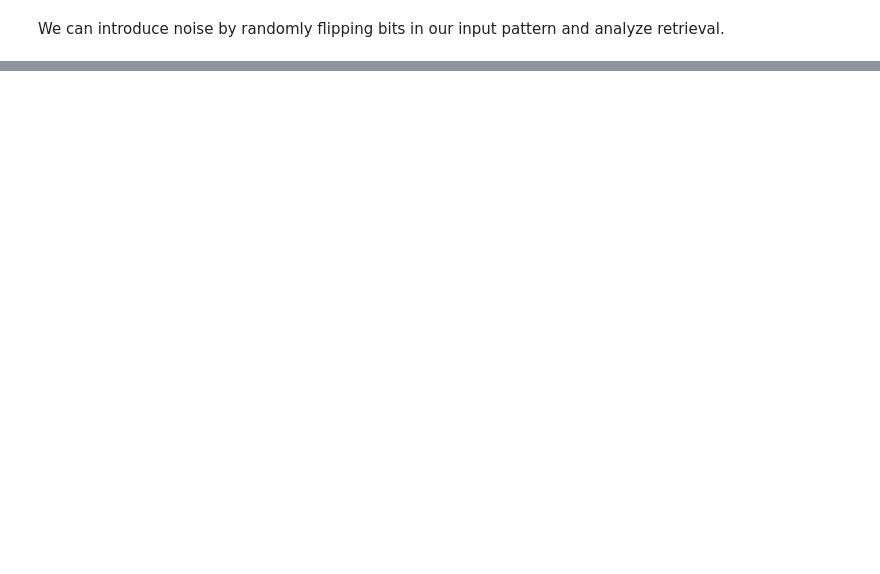
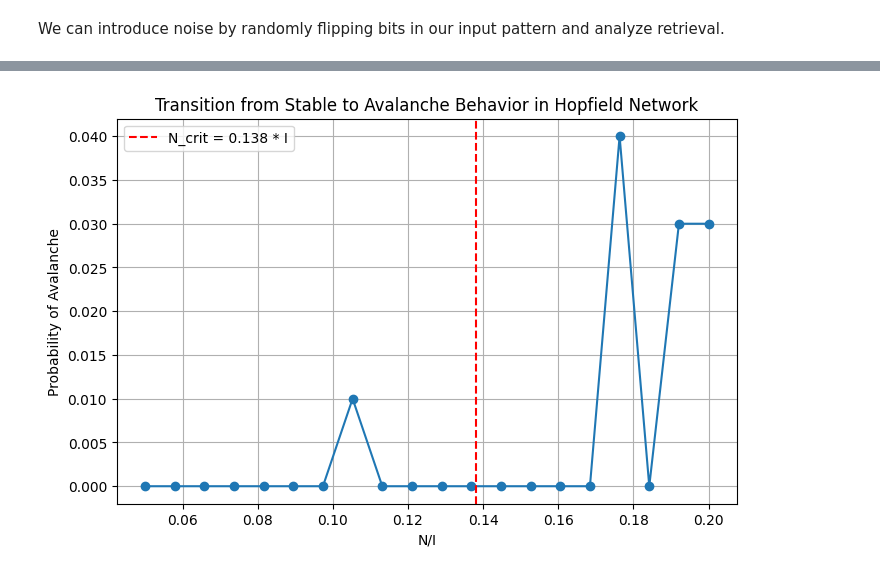
Before and after one commit to edoardo-damore/hopfield_model_and_data_reconstruction, a Jupyter notebook: hopfield_model_deterministic_analysis.ipynb, the cells around one changed output, grey strips where cells are left out. Drawn from its saved outputs; the diff is of its cells as text; code cells hidden in the pictures; blank space fills up the shorter version.

```diff
--- a/hopfield_model_deterministic_analysis.ipynb
+++ b/hopfield_model_deterministic_analysis.ipynb
@@ -179,0 +216,96 @@ def recall_pattern_asynchronous(pattern, J, steps=100):
+# %%
+import numpy as np
+import matplotlib.pyplot as plt
+from matplotlib.ticker import MaxNLocator, AutoLocator, AutoMinorLocator, MultipleLocator
+
+# Parameters
+I = 100  # Number of neurons
+N_values = np.linspace(0.05 * I, 0.2 * I, 20)  # Exploring values around N_crit = 0.138 * I
+num_trials = 100  # Number of trials per N/I ratio
+
+def energy_function(S, J):
+    """Compute the energy (Lyapunov function) of a Hopfield network state."""
+    return -0.5 * S @ J @ S
+
+def generate_patterns(I, N):
+    """Generate N random binary patterns of length I."""
+    return np.where(np.random.rand(N, I) > 0.5, 1, -1)
+
+def compute_weight_matrix(patterns):
+    """Compute the Hopfield weight matrix using Hebbian learning."""
+    J = np.tensordot(patterns, patterns, axes=(0, 0)) / patterns.shape[1]
+    np.fill_diagonal(J, 0)  # Remove self-connections
+    return J
+
+def evolve_network(S, J, steps=10):
+    """Evolve the Hopfield network asynchronously using efficient vectorized operations."""
+    I = len(S)
+    for _ in range(steps):
+        i = np.random.randint(0, I)
+        S[i] = np.sign(J[i] @ S)  # Vectorized update for neuron i
+    return S
+
+def simulate_avalanche(I, N, num_trials=10):
+    """Simulate the probability of an avalanche occurring for given N/I ratio."""
+    avalanche_count = 0
+
+    for _ in range(num_trials):
+        patterns = generate_patterns(I, N)
+        J = compute_weight_matrix(patterns)
+
+        initial_pattern = patterns[0].copy()
+        noisy_pattern = initial_pattern.copy()
+        noisy_pattern[:int(0.01 * I)] *= -1  # Introduce 1% corruption
+
+        evolved_pattern = evolve_network(noisy_pattern, J, steps=100)
+
+        # Compute overlap with original pattern
+        overlap = np.mean(initial_pattern == evolved_pattern)
+
+        if overlap < 0.95:  # If many bits flipped, avalanche has occurred
+            avalanche_count += 1
+
+    return avalanche_count / num_trials
+
+# Simulate avalanches for different N/I values
+avalanche_probabilities = np.array([simulate_avalanche(I, int(N), num_trials) for N in N_values])
+
+# Plot the transition between stable and avalanche behavior
+plt.figure(figsize=(8, 5))
+plt.plot(N_values / I, avalanche_probabilities, marker='o', linestyle='-')
+plt.axvline(x=0.138, color='r', linestyle='--', label="N_crit = 0.138 * I")
+plt.xlabel("N/I")
+plt.ylabel("Probability of Avalanche")
+plt.title("Transition from Stable to Avalanche Behavior in Hopfield Network")
+plt.legend()
+plt.grid()
+plt.show()
+
+# Visualizing the Lyapunov Function
+def visualize_lyapunov(I, N):
+    """Plot the Lyapunov function for a given Hopfield network configuration."""
+    patterns = generate_patterns(I, N)
+    J = compute_weight_matrix(patterns)
+
+    states = [patterns[0].copy()]
+    energies = [energy_function(states[0], J)]
+
+    for _ in range(20):  # Simulate network evolution
+        new_state = evolve_network(states[-1], J, steps=1)
+        states.append(new_state)
+        energies.append(energy_function(new_state, J))
+
+    plt.figure(figsize=(8, 5))
+    plt.plot(np.arange(len(energies)), energies, marker='o')
+    plt.xlabel("Iteration")
+    plt.ylabel("Energy (Lyapunov Function)")
+    plt.title("Evolution of the Lyapunov Function in a Hopfield Network")
+    plt.grid()
+    ax = plt.gca()
+    ax.xaxis.set_major_locator(MaxNLocator(integer=True))
+    plt.show()
+
+# Visualizing the Lyapunov function for a system at N/I = 0.1
+visualize_lyapunov(I, int(0.1 * I))
+# %% [output]
+[figure, added]
```
Also changed, not shown: parts of 21 cells of this notebook, 1 other file.
